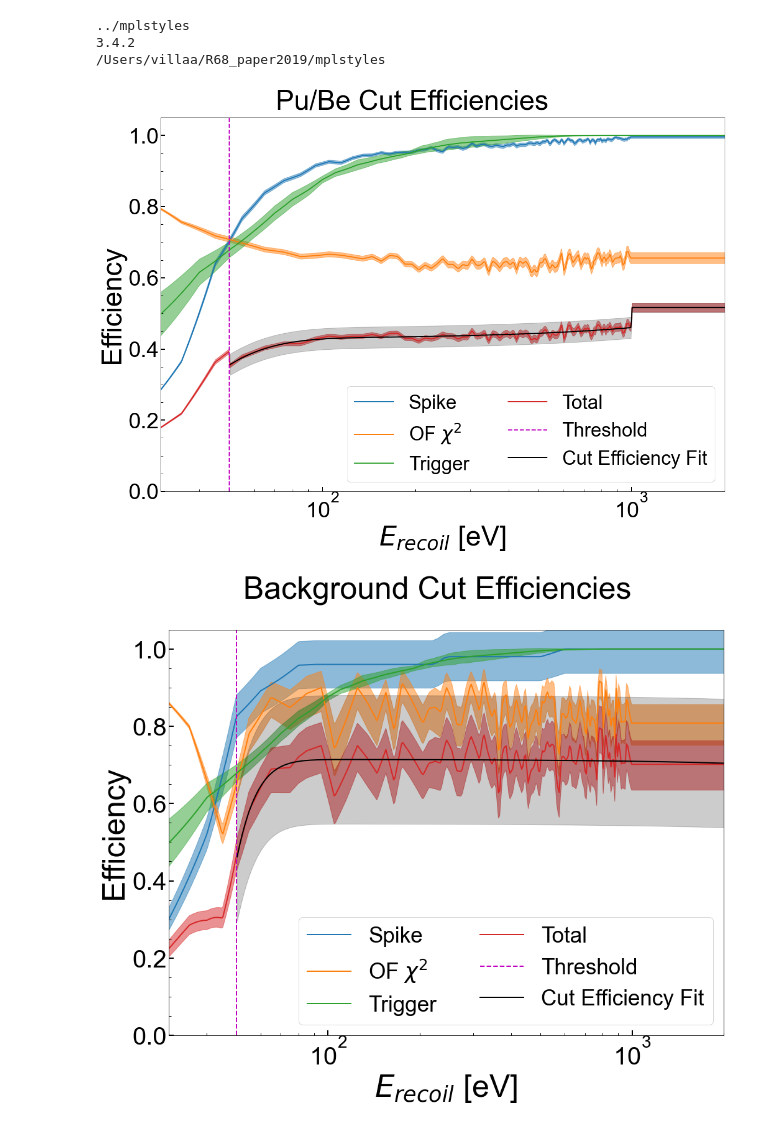
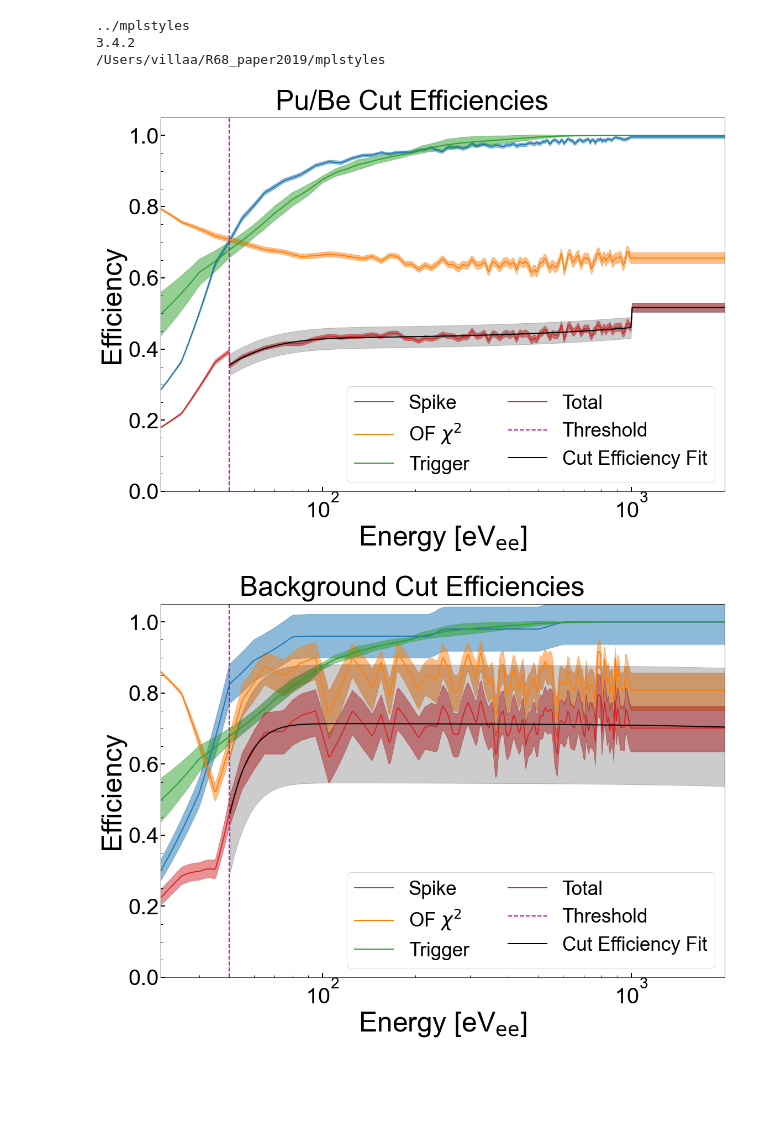
Before and after one commit to villano-lab/nrSiCap, a Jupyter notebook: PRL_Figures/Fig02_Estimated-Cut-Efficiencies.ipynb, the cells around one changed output. Saved outputs shown, nothing was run; the diff lists cells and outputs as text; code cells hidden in the pictures; blank space fills up the shorter version.

Commit message:
[ANV] updated some PRL figures

```diff
--- a/PRL_Figures/Fig02_Estimated-Cut-Efficiencies.ipynb
+++ b/PRL_Figures/Fig02_Estimated-Cut-Efficiencies.ipynb
@@ -87,7 +87,7 @@ fig.suptitle('Pu/Be Cut Efficiencies')
 ax.set_xlim(30,2e3)
 ax.set_xscale('log')
 ax.set_ylim(0,1.05)
-ax.set_xlabel(r'$E_{recoil}$ [eV]')
+ax.set_xlabel(r'Energy [eV$_{\mathrm{ee}}$]')
 ax.set_ylabel('Efficiency')
 ax.legend(ncol=2)
 
@@ -96,7 +96,7 @@ plt.tight_layout()
 plt.savefig('figures/cut_effs.pdf')
 plt.show()
 # %% [output]
-[figure, old version]
+[figure, new version]
 # %%
 #Cut efficiencies for bkg data
 
@@ -132,35 +132,35 @@ ax.axvline(E_thresh, color='m', linestyle='--', linewidth=2, label='Threshold')
 
 #Fit with smooth function
 Efitmin=50
 popt,pcov=curve_fit(effFit_func,E_test[E_test>Efitmin], cutEff_bkg(E_test)[E_test>Efitmin],p0=[30,30,0.45,1e-4])
 
 #Set a single uncertainty for the fir to encompass all the 1-sigma discrepancies in the measured curve
 maxneg=np.max(np.abs( effFit_func(E_test,*popt) - (cutEff_bkg(E_test)-dcutEff_bkg(E_test)[1]))[E_test>Efitmin])
 maxpos=np.max(np.abs( effFit_func(E_test,*popt) - (cutEff_bkg(E_test)+dcutEff_bkg(E_test)[0]))[E_test>Efitmin])
 dEffFit_bkg=max(maxneg,maxpos)
 
 def cutEffFit_bkg(E):
     return effFit_func(E, 4.23508507e+01,  7.61590223e+00,  7.14511426e-01, -5.10367727e-06)
 def dcutEffFit_bkg(E):
     return 0.16643841685131444
 
 ax.plot(E_test[E_test>Efitmin],cutEffFit_bkg(E_test[E_test>Efitmin]),'k',label='Cut Efficiency Fit')
 ax.fill_between(E_test[E_test>Efitmin],(cutEffFit_bkg(E_test)-dcutEffFit_bkg(E_test))[E_test>Efitmin],(cutEffFit_bkg(E_test)+dcutEffFit_bkg(E_test))[E_test>Efitmin],color='k',alpha=0.2)
 
 fig.suptitle('Background Cut Efficiencies')
 ax.set_xlim(30,2e3)
 ax.set_xscale('log')
 ax.set_ylim(0,1.05)
-ax.set_xlabel(r'$E_{recoil}$ [eV]')
+ax.set_xlabel(r'Energy [eV$_{\mathrm{ee}}$]')
 ax.set_ylabel('Efficiency')
 ax.legend(ncol=2)
 
 plt.tight_layout()
 
 plt.savefig('figures/cut_effs_bkg.pdf')
 plt.show()
 # %% [output]
-[figure, old version]
+[figure, new version]
 # %%
 #try to make a stacked plot of these
 fig,axes = plt.subplots(2,1,figsize=(16,24),sharex=True)
```
Also changed, not shown: parts of 1 cell of this notebook, 7 other files.
